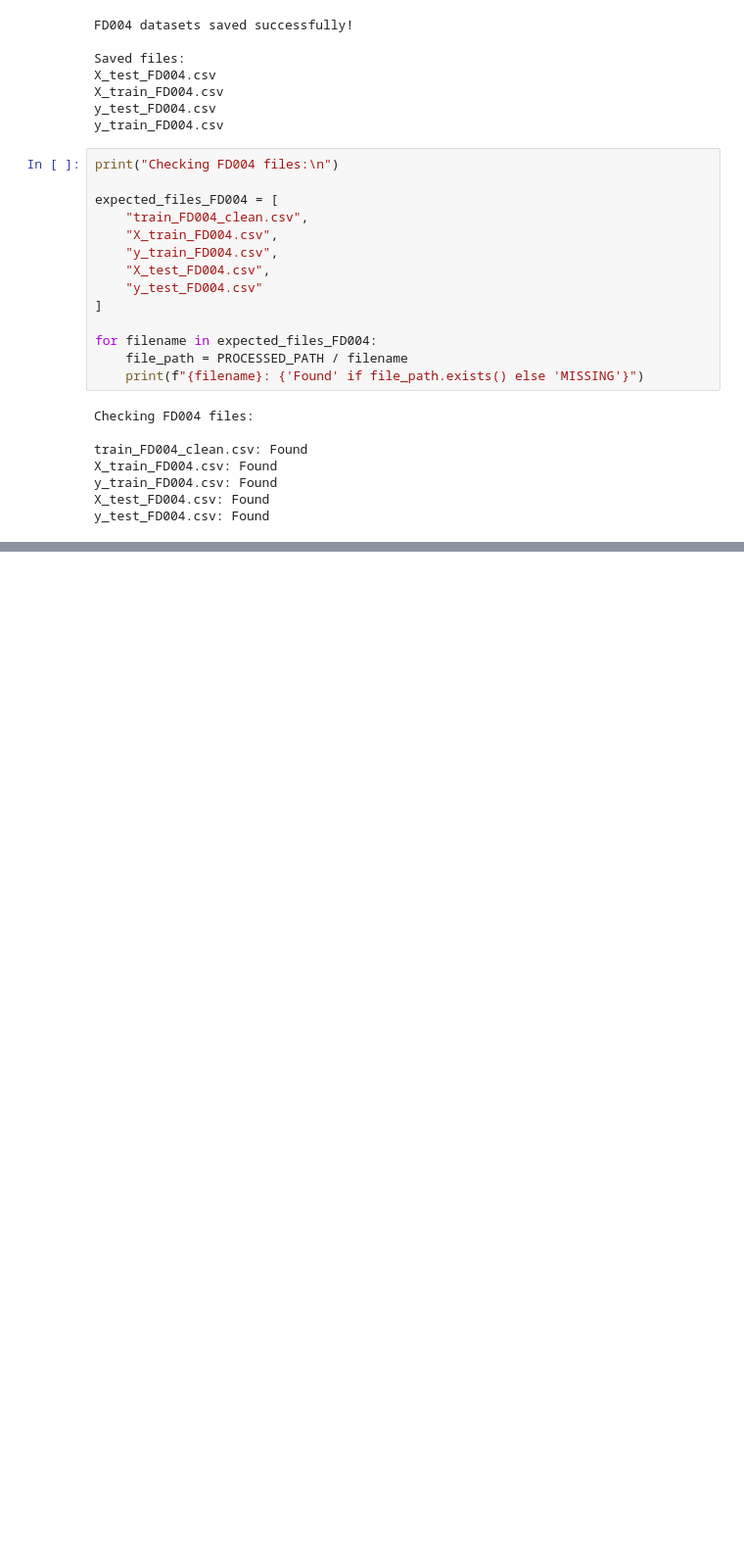
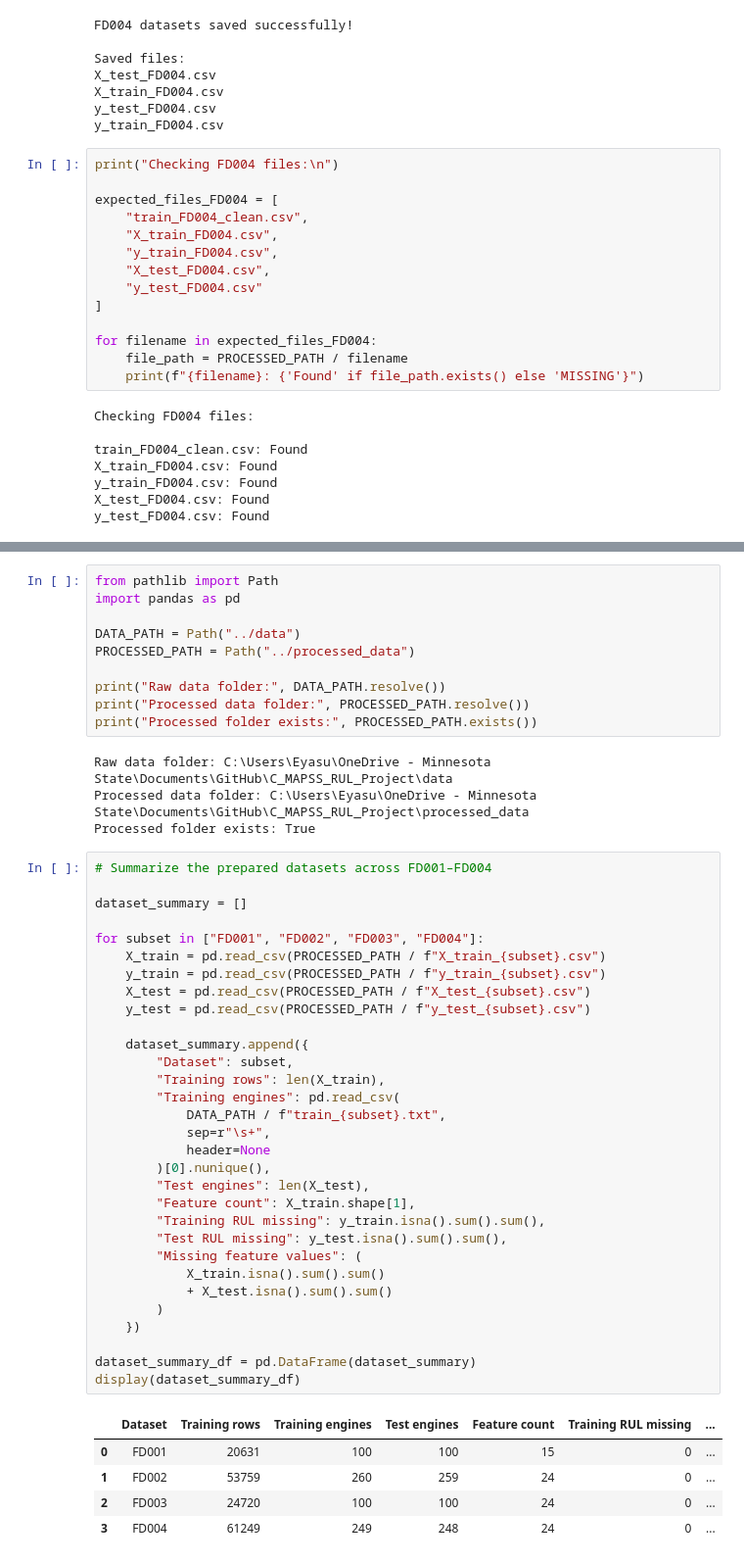
Before and after one commit to Eyasushewangizaw/C_MAPSS_RUL_Project, a Jupyter notebook: notebooks/01_CMAPSS_Data_Preparation.ipynb, the cells around one changed output, grey strips where cells are left out. Shown at 98% size. Drawn from its saved outputs; the diff is of its cells as text; blank space fills up the shorter version.

```diff
--- a/notebooks/01_CMAPSS_Data_Preparation.ipynb
+++ b/notebooks/01_CMAPSS_Data_Preparation.ipynb
@@ -2016,0 +2177,51 @@ y_test_FD004.csv: Found
+# %%
+from pathlib import Path
+import pandas as pd
+
+DATA_PATH = Path("../data")
+PROCESSED_PATH = Path("../processed_data")
+
+print("Raw data folder:", DATA_PATH.resolve())
+print("Processed data folder:", PROCESSED_PATH.resolve())
+print("Processed folder exists:", PROCESSED_PATH.exists())
+# %% [output]
+Raw data folder: C:\Users\Eyasu\OneDrive - Minnesota State\Documents\GitHub\C_MAPSS_RUL_Project\data
+Processed data folder: C:\Users\Eyasu\OneDrive - Minnesota State\Documents\GitHub\C_MAPSS_RUL_Project\processed_data
+Processed folder exists: True
+# %%
+# Summarize the prepared datasets across FD001–FD004
+
+dataset_summary = []
+
+for subset in ["FD001", "FD002", "FD003", "FD004"]:
+    X_train = pd.read_csv(PROCESSED_PATH / f"X_train_{subset}.csv")
+    y_train = pd.read_csv(PROCESSED_PATH / f"y_train_{subset}.csv")
+    X_test = pd.read_csv(PROCESSED_PATH / f"X_test_{subset}.csv")
+    y_test = pd.read_csv(PROCESSED_PATH / f"y_test_{subset}.csv")
+
+    dataset_summary.append({
+        "Dataset": subset,
+        "Training rows": len(X_train),
+        "Training engines": pd.read_csv(
+            DATA_PATH / f"train_{subset}.txt",
+            sep=r"\s+",
+            header=None
+        )[0].nunique(),
+        "Test engines": len(X_test),
+        "Feature count": X_train.shape[1],
+        "Training RUL missing": y_train.isna().sum().sum(),
+        "Test RUL missing": y_test.isna().sum().sum(),
+        "Missing feature values": (
+            X_train.isna().sum().sum()
+            + X_test.isna().sum().sum()
+        )
+    })
+
+dataset_summary_df = pd.DataFrame(dataset_summary)
+display(dataset_summary_df)
+# %% [output]
+|  | Dataset | Training rows | Training engines | Test engines | Feature count | Training RUL missing | ... |
+| 0 | FD001 | 20631 | 100 | 100 | 15 | 0 | ... |
+| 1 | FD002 | 53759 | 260 | 259 | 24 | 0 | ... |
+| 2 | FD003 | 24720 | 100 | 100 | 24 | 0 | ... |
+| 3 | FD004 | 61249 | 249 | 248 | 24 | 0 | ... |
```
Also changed, not shown: parts of 9 cells of this notebook, 9 other files.
